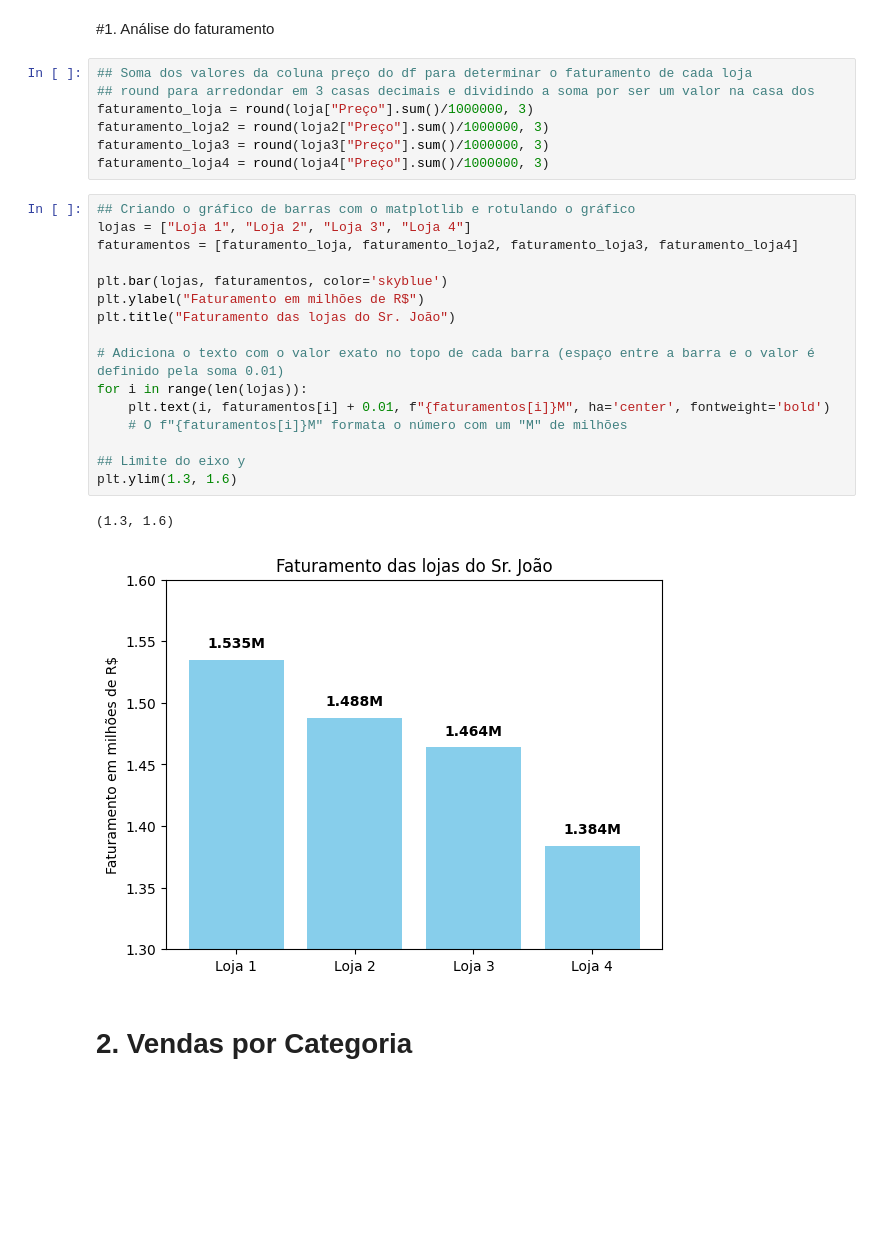
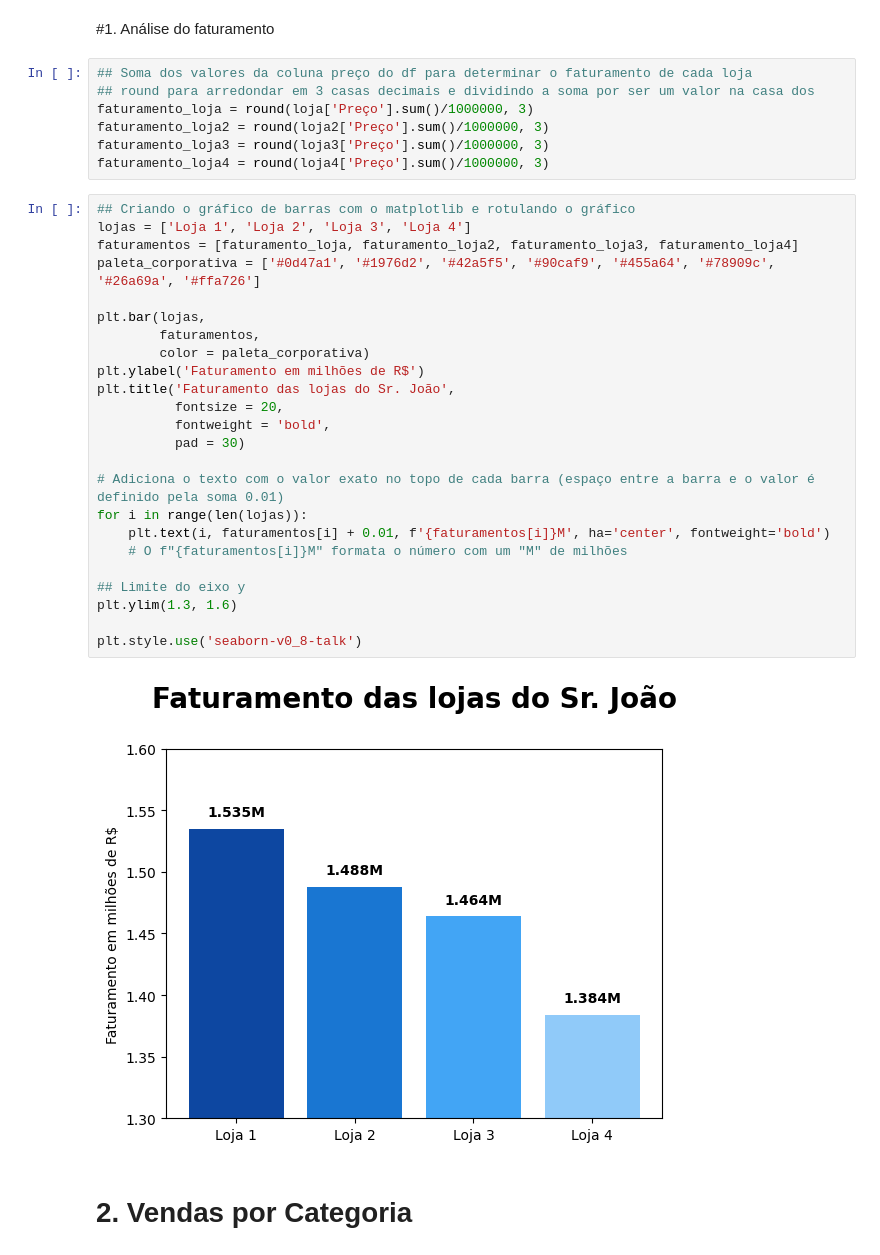
Before and after one commit to ivanjrinacio/Challenger_Alura_Store, a Jupyter notebook: AluraStoreBr.ipynb, the cells around one changed output. Saved outputs shown, nothing was run; the diff lists cells and outputs as text; blank space fills up the shorter version.

```diff
--- a/AluraStoreBr.ipynb
+++ b/AluraStoreBr.ipynb
@@ -29,28 +29,35 @@ loja.head()
 # %%
 ## Soma dos valores da coluna preço do df para determinar o faturamento de cada loja
 ## round para arredondar em 3 casas decimais e dividindo a soma por ser um valor na casa dos
-faturamento_loja = round(loja["Preço"].sum()/1000000, 3)
-faturamento_loja2 = round(loja2["Preço"].sum()/1000000, 3)
-faturamento_loja3 = round(loja3["Preço"].sum()/1000000, 3)
-faturamento_loja4 = round(loja4["Preço"].sum()/1000000, 3)
+faturamento_loja = round(loja['Preço'].sum()/1000000, 3)
+faturamento_loja2 = round(loja2['Preço'].sum()/1000000, 3)
+faturamento_loja3 = round(loja3['Preço'].sum()/1000000, 3)
+faturamento_loja4 = round(loja4['Preço'].sum()/1000000, 3)
 # %%
 ## Criando o gráfico de barras com o matplotlib e rotulando o gráfico
-lojas = ["Loja 1", "Loja 2", "Loja 3", "Loja 4"]
+lojas = ['Loja 1', 'Loja 2', 'Loja 3', 'Loja 4']
 faturamentos = [faturamento_loja, faturamento_loja2, faturamento_loja3, faturamento_loja4]
+paleta_corporativa = ['#0d47a1', '#1976d2', '#42a5f5', '#90caf9', '#455a64', '#78909c', '#26a69a', '#ffa726']
 
-plt.bar(lojas, faturamentos, color='skyblue')
-plt.ylabel("Faturamento em milhões de R$")
-plt.title("Faturamento das lojas do Sr. João")
+plt.bar(lojas,
+        faturamentos,
+        color = paleta_corporativa)
+plt.ylabel('Faturamento em milhões de R$')
+plt.title('Faturamento das lojas do Sr. João',
+          fontsize = 20,
+          fontweight = 'bold',
+          pad = 30)
 
 # Adiciona o texto com o valor exato no topo de cada barra (espaço entre a barra e o valor é definido pela soma 0.01)
 for i in range(len(lojas)):
-    plt.text(i, faturamentos[i] + 0.01, f"{faturamentos[i]}M", ha='center', fontweight='bold')
+    plt.text(i, faturamentos[i] + 0.01, f'{faturamentos[i]}M', ha='center', fontweight='bold')
     # O f"{faturamentos[i]}M" formata o número com um "M" de milhões
 
 ## Limite do eixo y
 plt.ylim(1.3, 1.6)
+
+plt.style.use('seaborn-v0_8-talk')
 # %% [output]
-(1.3, 1.6)
-[figure, old version]
+[figure, new version]
 # %% [markdown]
 # 2. Vendas por Categoria
```
Also changed, not shown: parts of 1 cell of this notebook.
